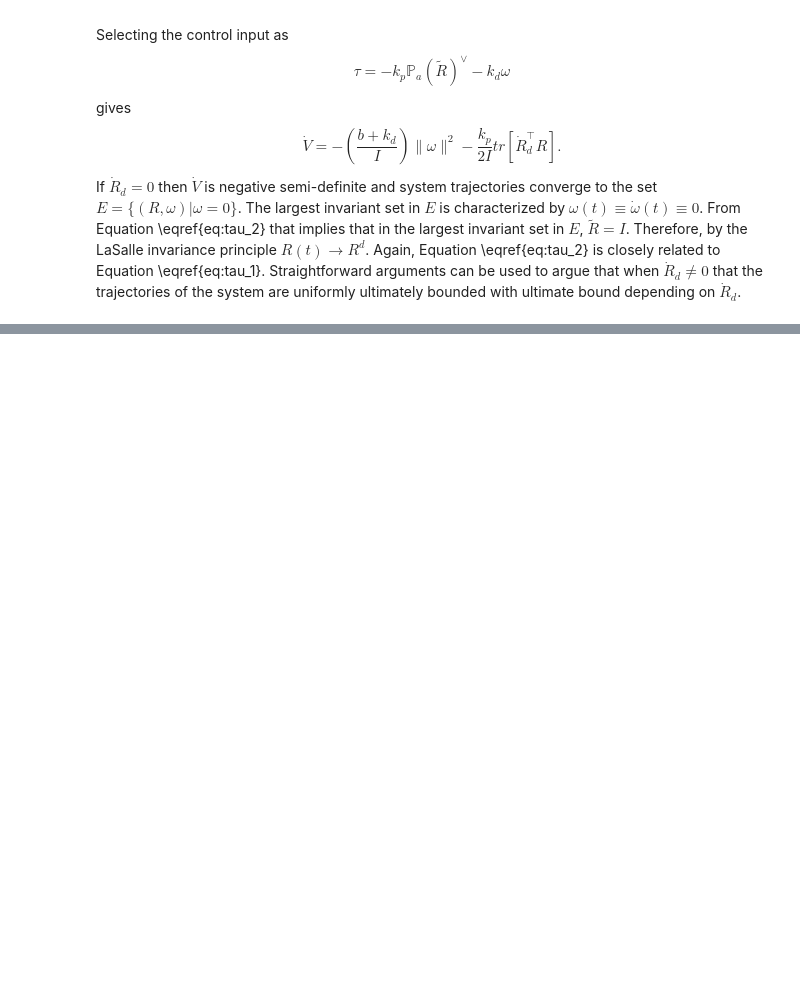
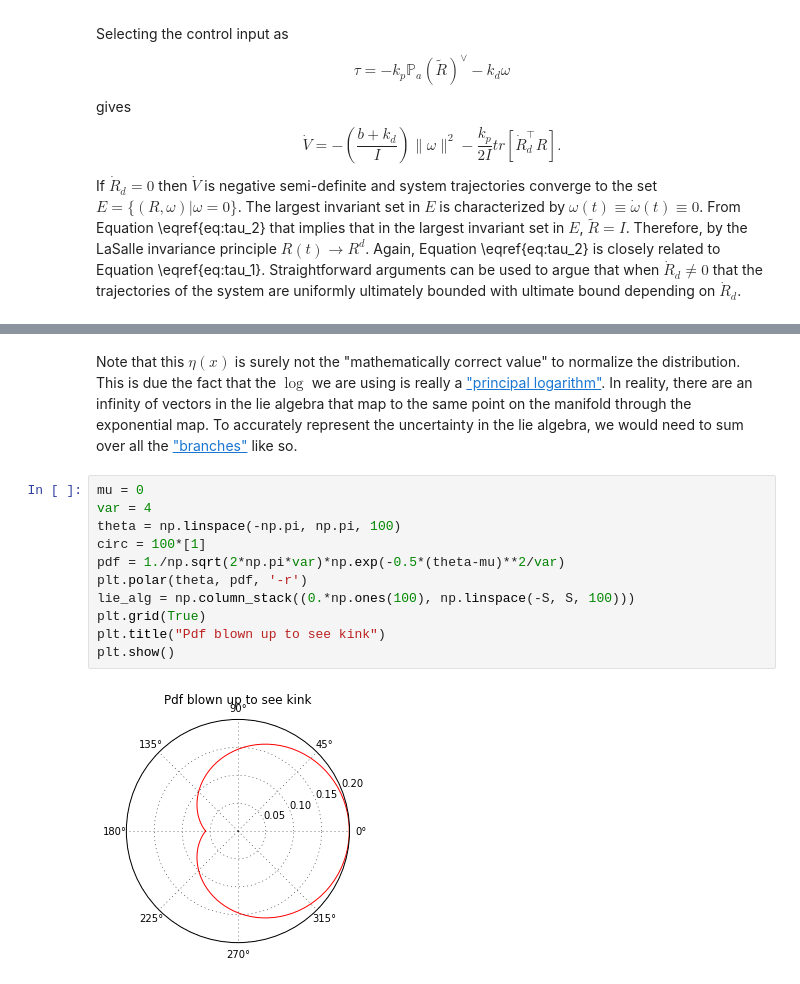
Before and after one commit to byu-magicc/lie_groups, a Jupyter notebook: Chap-02-S1.ipynb, the cells around one changed output, grey strips where cells are left out. Saved outputs shown, nothing was run; the diff lists cells and outputs as text; blank space fills up the shorter version.

```diff
--- a/Chap-02-S1.ipynb
+++ b/Chap-02-S1.ipynb
@@ -1408,0 +1477,15 @@ Devon
+# %% [markdown]
+Note that this $\eta(x)$ is surely not the "mathematically correct value" to normalize the distribution. This is due the fact that the $\log$ we are using is really a ["principal logarithm"](https://en.wikipedia.org/wiki/Complex_logarithm#Definition_of_principal_value). In reality, there are an infinity of vectors in the lie algebra that map to the same point on the manifold through the exponential map. To accurately represent the uncertainty in the lie algebra, we would need to sum over all the ["branches"](https://en.wikipedia.org/wiki/Complex_logarithm#Branches_of_the_complex_logarithm) like so.
+# %%
+mu = 0
+var = 4
+theta = np.linspace(-np.pi, np.pi, 100)
+circ = 100*[1]
+pdf = 1./np.sqrt(2*np.pi*var)*np.exp(-0.5*(theta-mu)**2/var)
+plt.polar(theta, pdf, '-r')
+lie_alg = np.column_stack((0.*np.ones(100), np.linspace(-S, S, 100)))
+plt.grid(True)
+plt.title("Pdf blown up to see kink")
+plt.show()
+# %% [output]
+[figure, added]
```
Also changed, not shown: parts of 37 cells of this notebook.
